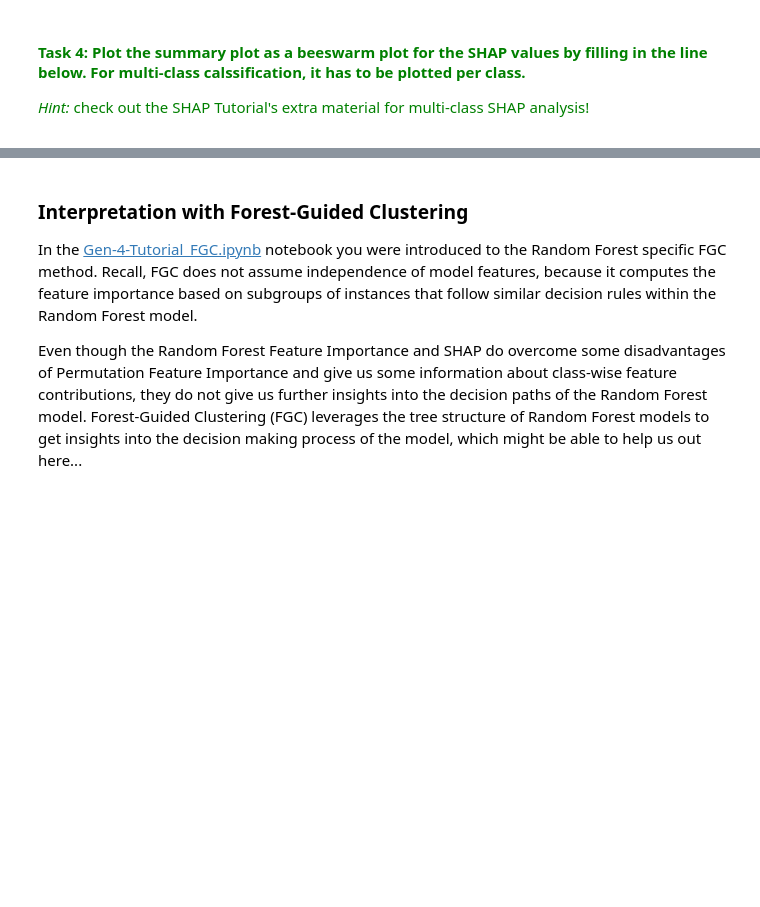
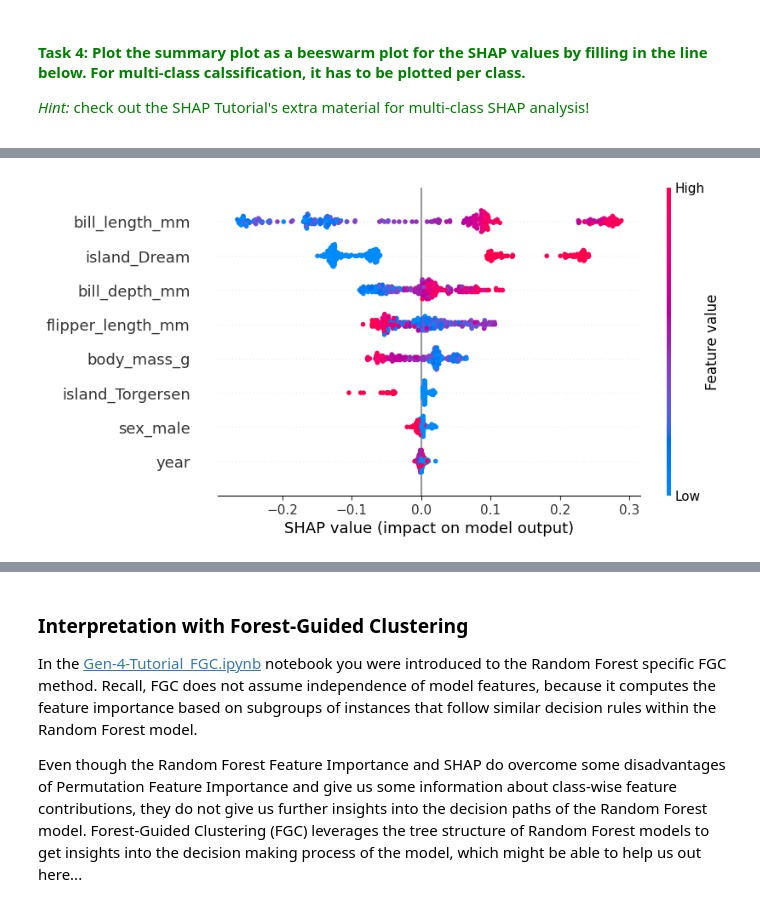
Before and after one commit to aseuteurideu/xai-tutorials, a Jupyter notebook: xai-for-random-forest/Gen-5-Tutorial_XAI_for_RandomForests.ipynb, the cells around one changed output, grey strips where cells are left out. Cells and saved outputs as stored; diff of their text form; code cells hidden in the pictures; blank space fills up the shorter version.

```diff
--- a/xai-for-random-forest/Gen-5-Tutorial_XAI_for_RandomForests.ipynb
+++ b/xai-for-random-forest/Gen-5-Tutorial_XAI_for_RandomForests.ipynb
@@ -213,5 +232,8 @@ _Hint:_ check out the SHAP Tutorial's extra material for multi-class SHAP analys
 # %%
 # summary plot for class 1 = Chinstrap
-...
+target_class = 1
+shap.plots.beeswarm(shap_values[:, :, target_class], show=True)
+# %% [output]
+[figure, added]
 # %%
 # summary plot for class 2 = Gentoo
```
Also changed, not shown: parts of 24 cells of this notebook, 4 other files.
